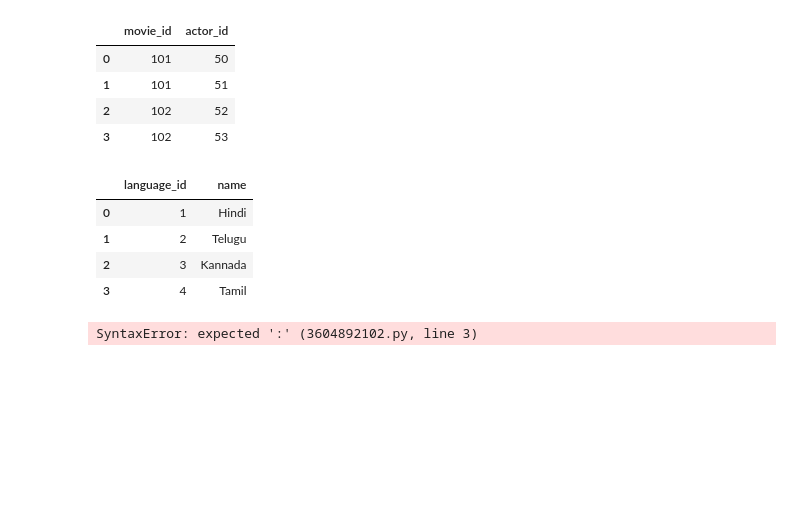
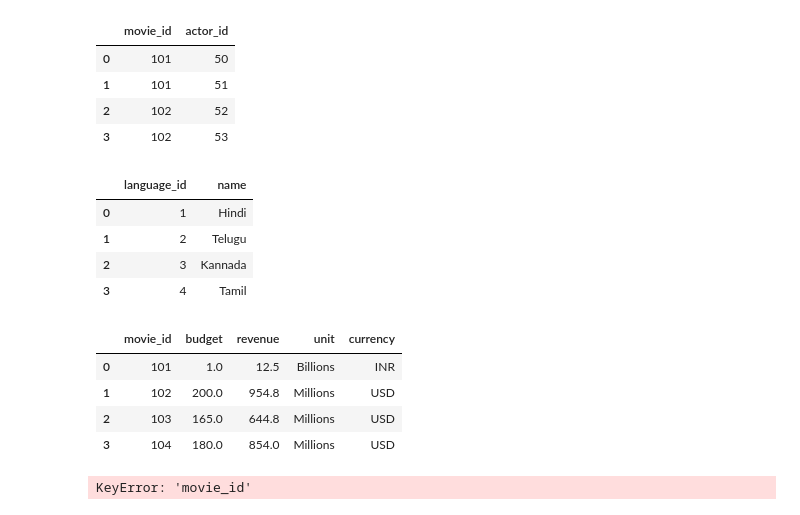
Before and after one commit to SPraveeen/python_codebasics_DA, a Jupyter notebook: pandas_lesson.ipynb, the cells around one changed output. Saved outputs shown, nothing was run; the diff lists cells and outputs as text; code cells hidden in the pictures; blank space fills up the shorter version.

```diff
--- a/pandas_lesson.ipynb
+++ b/pandas_lesson.ipynb
@@ -627,10 +638,21 @@ df_languages.head(4)
 # %%
 #convert columns into USD
 def standardize_currency(curr):
-    if curr==""
+    if curr=="$$" or curr=="Dollars":
+        return 'USD'
+    return curr
 
 df_financials=pd.read_excel('movies_db.xlsx','financials',
                             converters={'currency': standardize_currency})
 df_financials.head(4)
 # %% [output]
-SyntaxError: expected ':' (3604892102.py, line 3)
+|  | movie_id | budget | revenue | unit | currency |
+| 0 | 101 | 1.0 | 12.5 | Billions | INR |
+| 1 | 102 | 200.0 | 954.8 | Millions | USD |
+| 2 | 103 | 165.0 | 644.8 | Millions | USD |
+| 3 | 104 | 180.0 | 854.0 | Millions | USD |
+# %%
+df_merged=pd.merge(df_movies,df_financials,on="movie_id")
+df_merged
+# %% [output]
+KeyError: 'movie_id'
```
Also changed, not shown: parts of 5 cells of this notebook, 1 other file.
